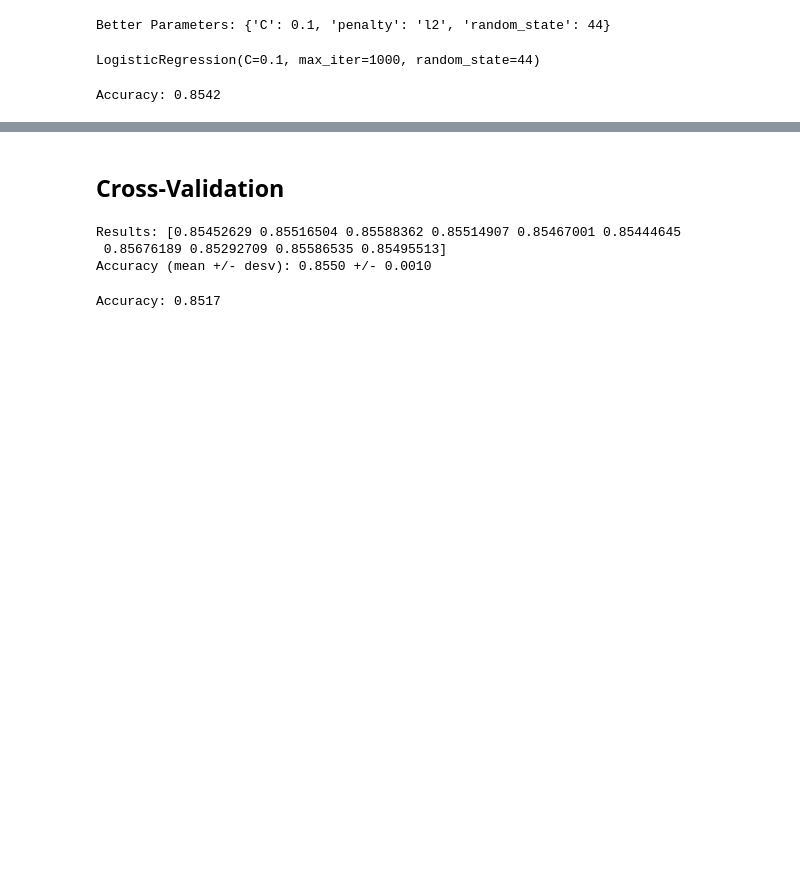
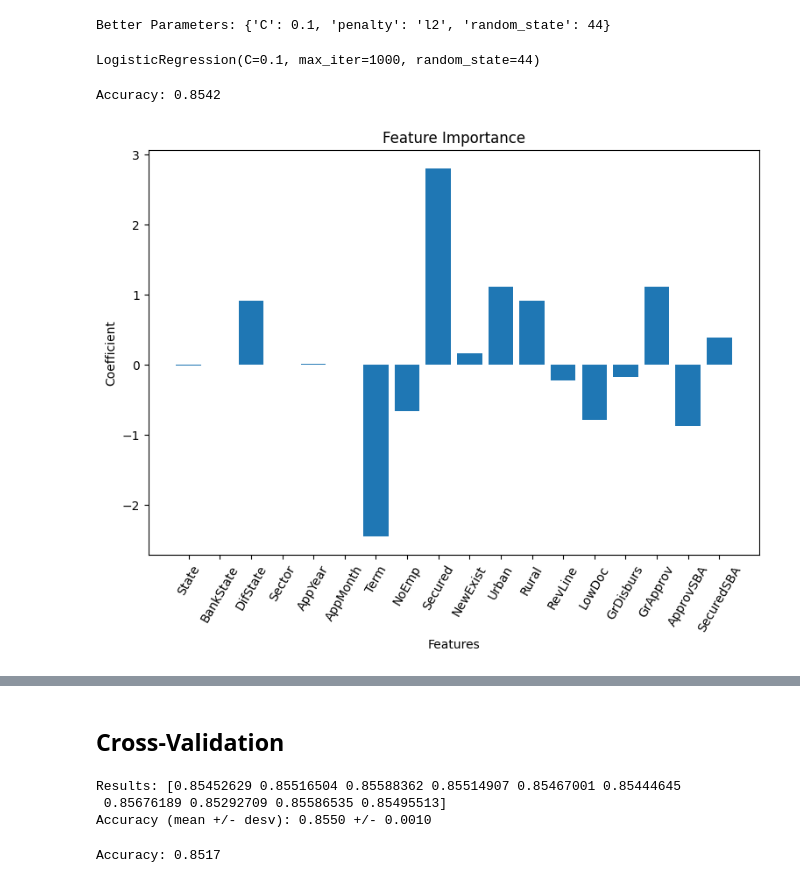
Before and after one commit to Ly-Ax/TFMasterIA, a Jupyter notebook: notebooks/logistic_regression.ipynb, the cells around one changed output, grey strips where cells are left out. Drawn from its saved outputs; the diff is of its cells as text; code cells hidden in the pictures; blank space fills up the shorter version.

```diff
--- a/notebooks/logistic_regression.ipynb
+++ b/notebooks/logistic_regression.ipynb
@@ -100,3 +104,17 @@ acc_lr = lr_model.score(X_test, y_test)
 print("Accuracy:", round(acc_lr, 4))
 # %% [output]
 Accuracy: 0.8542
+# %%
+coef_lr = lr_model.coef_[0]
+X_cols = X_train.columns
+
+plt.figure(figsize=(9, 6))
+plt.bar(X_cols, coef_lr)
+
+plt.title("Feature Importance")
+plt.xlabel("Features")
+plt.ylabel("Coefficient")
+plt.xticks(rotation=60)
+plt.show()
+# %% [output]
+[figure, added]
```
Also changed, not shown: parts of 28 cells of this notebook, 4 other files.
